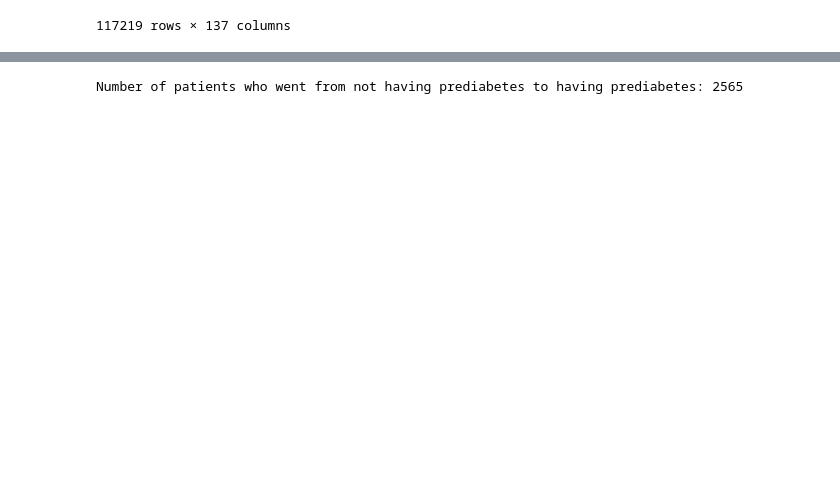
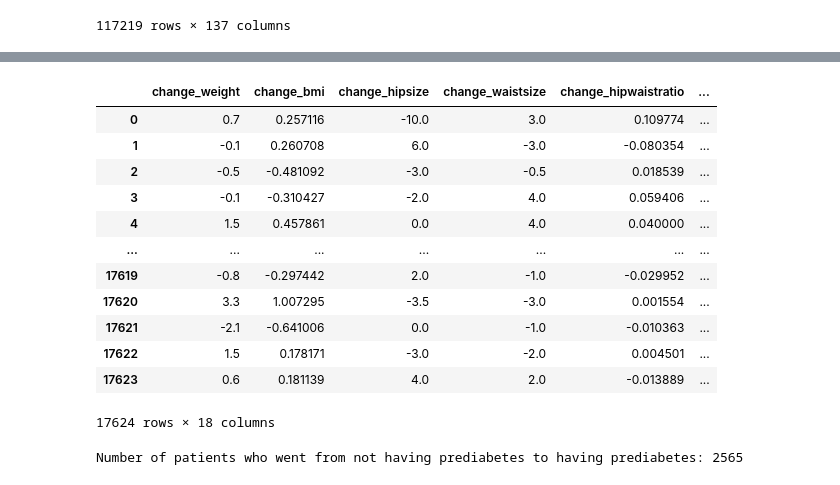
Before and after one commit to robeson1010/HealthcareDiabetes, a Jupyter notebook: EDA_time.ipynb, the cells around one changed output, grey strips where cells are left out. Drawn from its saved outputs; the diff is of its cells as text; code cells hidden in the pictures; blank space fills up the shorter version.

```diff
--- a/EDA_time.ipynb
+++ b/EDA_time.ipynb
@@ -26,3 +310,19 @@ df
+# %%
+features_df
+# %% [output]
+|  | change_weight | change_bmi | change_hipsize | change_waistsize | change_hipwaistratio | ... |
+| 0 | 0.7 | 0.257116 | -10.0 | 3.0 | 0.109774 | ... |
+| 1 | -0.1 | 0.260708 | 6.0 | -3.0 | -0.080354 | ... |
+| 2 | -0.5 | -0.481092 | -3.0 | -0.5 | 0.018539 | ... |
+| 3 | -0.1 | -0.310427 | -2.0 | 4.0 | 0.059406 | ... |
+| 4 | 1.5 | 0.457861 | 0.0 | 4.0 | 0.040000 | ... |
+| ... | ... | ... | ... | ... | ... | ... |
+| 17619 | -0.8 | -0.297442 | 2.0 | -1.0 | -0.029952 | ... |
+| 17620 | 3.3 | 1.007295 | -3.5 | -3.0 | 0.001554 | ... |
+| 17621 | -2.1 | -0.641006 | 0.0 | -1.0 | -0.010363 | ... |
+| 17622 | 1.5 | 0.178171 | -3.0 | -2.0 | 0.004501 | ... |
+| 17623 | 0.6 | 0.181139 | 4.0 | 2.0 | -0.013889 | ... |
+17624 rows × 18 columns
 # %%
 # Filter patients who have multiple assessments
 multiple_assessments = df.groupby('patientid').filter(lambda x: len(x) > 1)
```
Also changed, not shown: parts of 3 cells of this notebook.
